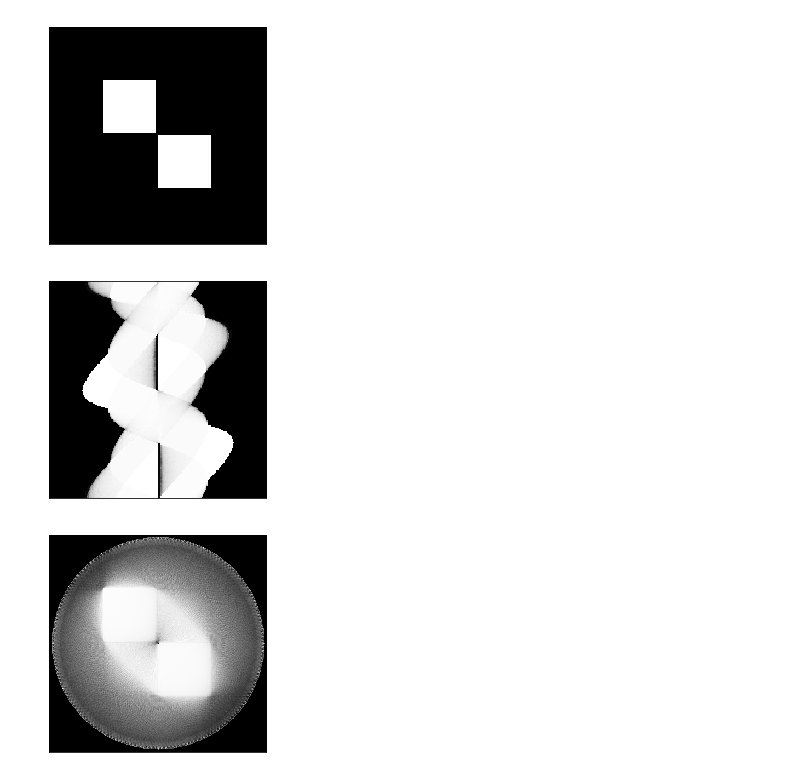
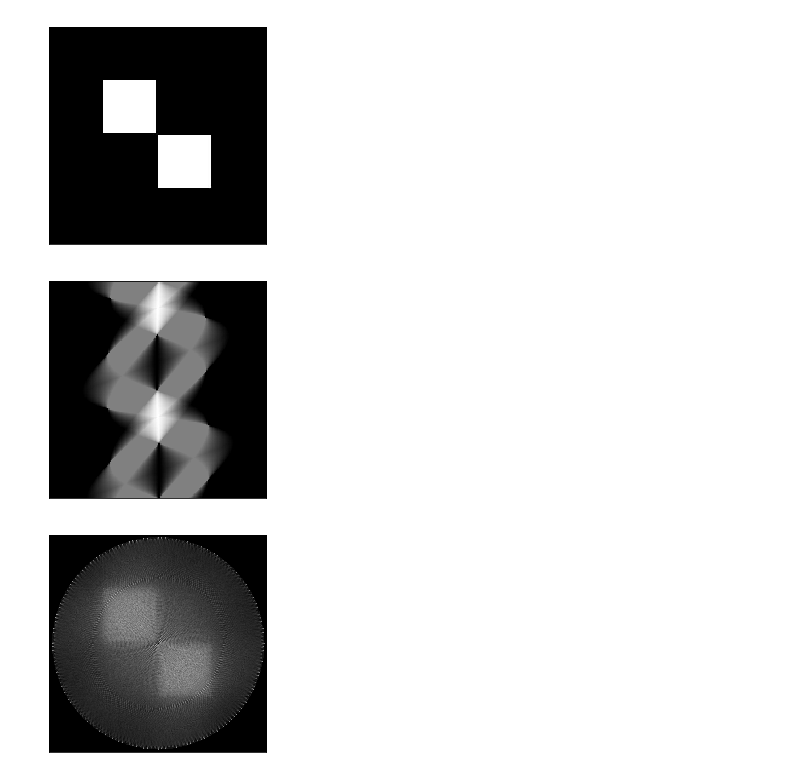
Before and after one commit to implikacja/Tomograf-IwM, a Jupyter notebook: tomograf.ipynb, the cells around one changed output. Drawn from its saved outputs; the diff is of its cells as text; code cells hidden in the pictures.

```diff
--- a/tomograf.ipynb
+++ b/tomograf.ipynb
@@ -84,7 +84,7 @@ def BresenhamLine(img, x1, y1, x2, y2, M):
             if col != 0.0:
                 it += 1
 
-    return (sum / img.shape[0])
+    return (sum / (img.shape[0]-10))
 
 def findMax(sinog):
     maks = 0
@@ -98,7 +98,8 @@ def normalize(sinog):
     maks = findMax(sinog)
     for i, row in enumerate(sinog):
         for j, el in enumerate(row):
-            sinog[i][j] = sinog[i][j] / maks * 255
+            if maks != 0:
+                sinog[i][j] = sinog[i][j] / maks * 255
     return sinog
 
 def sinogram(img, M, steps=12, l=45, detectors=5, alfa=180):
@@ -129,6 +130,8 @@ def sinogram(img, M, steps=12, l=45, detectors=5, alfa=180):
             sinog[i].append(BresenhamLine(img, x, y, xDet, yDet, M))
 
         tmpRadians += alfaRadians
+
+    sinog = normalize(sinog)
 
     for i, row in enumerate(sinog):
         for j, el in enumerate(row):
@@ -226,33 +229,39 @@ def inverseRadonTransform(img, M, sinog, steps, l, detectors, alfa):
         tmpRadians += alfaRadians
 
     for i, row in enumerate(img2):
         for j, el in enumerate(row):
 #             ver2
-            el = el / M[i][j]
+            if M[i][j] != 0:
+                el = el / M[i][j]
+
+    img2 = normalize(img2)
+
+    for i, row in enumerate(img2):
+        for j, el in enumerate(row):
             el = (round(el)).astype(np.uint8)
             img2[i][j] = [el, el, el]
 
     img2 = np.asarray(img2)
     return img2
 
 alfa = 360
 steps = 180
 l = 270
 detectors = 180
 img = load("kwadraty2.bmp")
 plot(img)
 
 width, height, channels = img.shape
 M = []
 for i in range(width):
     M.append([])
     for j in range(height):
         M[i].append(0)
 
 sinog = sinogram(img, M, steps, l, detectors, alfa)
 newImg = inverseRadonTransform(img, M, sinog, steps, l, detectors, alfa)
 plot(newImg)
 # %% [output]
 [figure]
-[figure, old version]
+[figure, new version]
-[figure, old version]
+[figure, new version]
```
